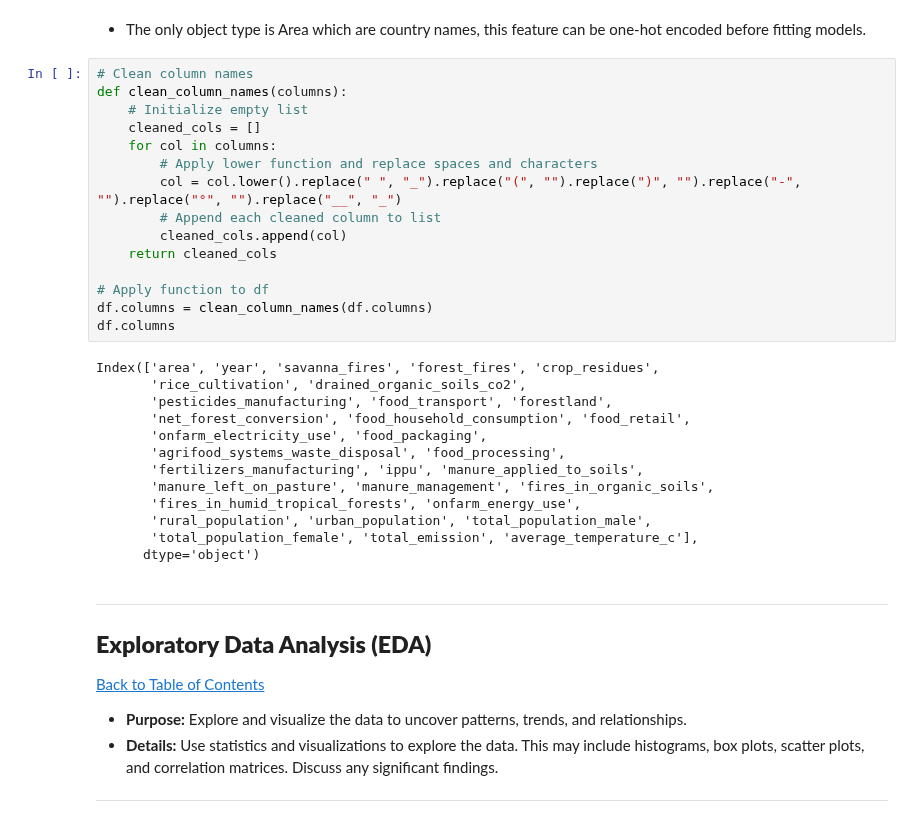
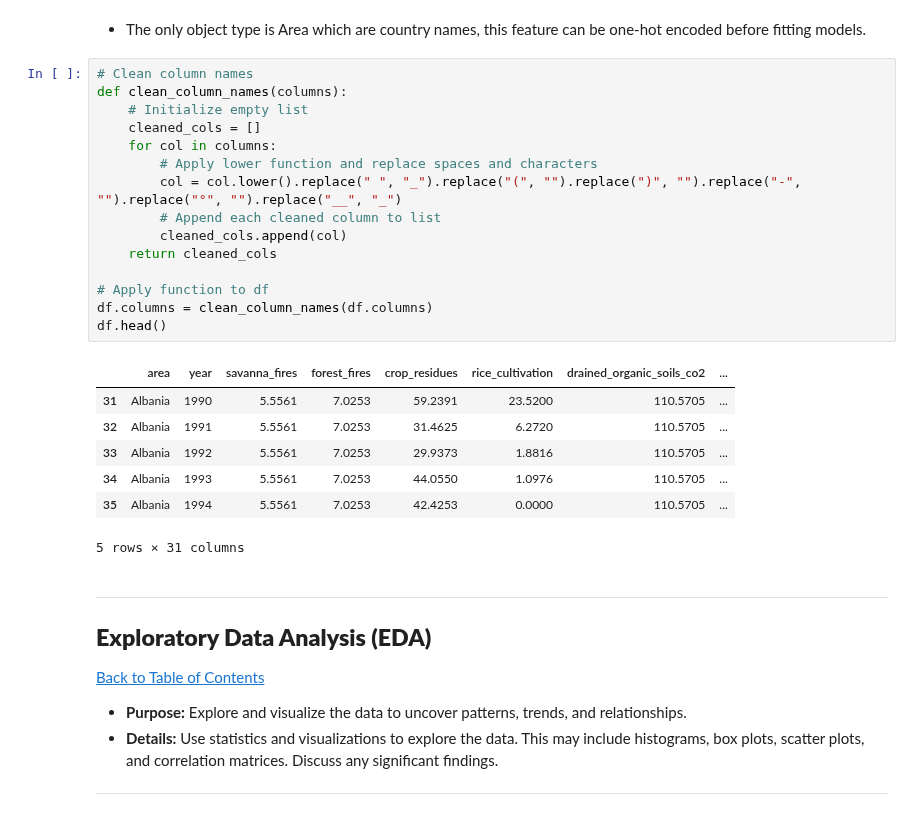
Before and after one commit to nhlokomomhlophe/2401PTDS_Regression_Project, a Jupyter notebook: 2401PTDS Regression Project.ipynb, the cells around one changed output. Saved outputs shown, nothing was run; the diff lists cells and outputs as text.

```diff
--- a/2401PTDS Regression Project.ipynb
+++ b/2401PTDS Regression Project.ipynb
@@ -249,31 +255,26 @@ memory usage: 1.6+ MB
 # %%
 # Clean column names
 def clean_column_names(columns):
     # Initialize empty list
     cleaned_cols = []
     for col in columns:
         # Apply lower function and replace spaces and characters
         col = col.lower().replace(" ", "_").replace("(", "").replace(")", "").replace("-", "").replace("°", "").replace("__", "_")
         # Append each cleaned column to list
         cleaned_cols.append(col)
     return cleaned_cols
 
 # Apply function to df
 df.columns = clean_column_names(df.columns)
-df.columns
+df.head()
 # %% [output]
+|  | area | year | savanna_fires | forest_fires | crop_residues | rice_cultivation | drained_organic_soils_co2 | ... |
+| 31 | Albania | 1990 | 5.5561 | 7.0253 | 59.2391 | 23.5200 | 110.5705 | ... |
+| 32 | Albania | 1991 | 5.5561 | 7.0253 | 31.4625 | 6.2720 | 110.5705 | ... |
+| 33 | Albania | 1992 | 5.5561 | 7.0253 | 29.9373 | 1.8816 | 110.5705 | ... |
+| 34 | Albania | 1993 | 5.5561 | 7.0253 | 44.0550 | 1.0976 | 110.5705 | ... |
+| 35 | Albania | 1994 | 5.5561 | 7.0253 | 42.4253 | 0.0000 | 110.5705 | ... |
-Index(['area', 'year', 'savanna_fires', 'forest_fires', 'crop_residues',
-       'rice_cultivation', 'drained_organic_soils_co2',
-       'pesticides_manufacturing', 'food_transport', 'forestland',
-       'net_forest_conversion', 'food_household_consumption', 'food_retail',
-       'onfarm_electricity_use', 'food_packaging',
-       'agrifood_systems_waste_disposal', 'food_processing',
-       'fertilizers_manufacturing', 'ippu', 'manure_applied_to_soils',
-       'manure_left_on_pasture', 'manure_management', 'fires_in_organic_soils',
-       'fires_in_humid_tropical_forests', 'onfarm_energy_use',
-       'rural_population', 'urban_population', 'total_population_male',
-       'total_population_female', 'total_emission', 'average_temperature_c'],
-      dtype='object')
+5 rows × 31 columns
 # %% [markdown]
 ---
 <a href=#five></a>
```
Also changed, not shown: parts of 7 cells of this notebook.
